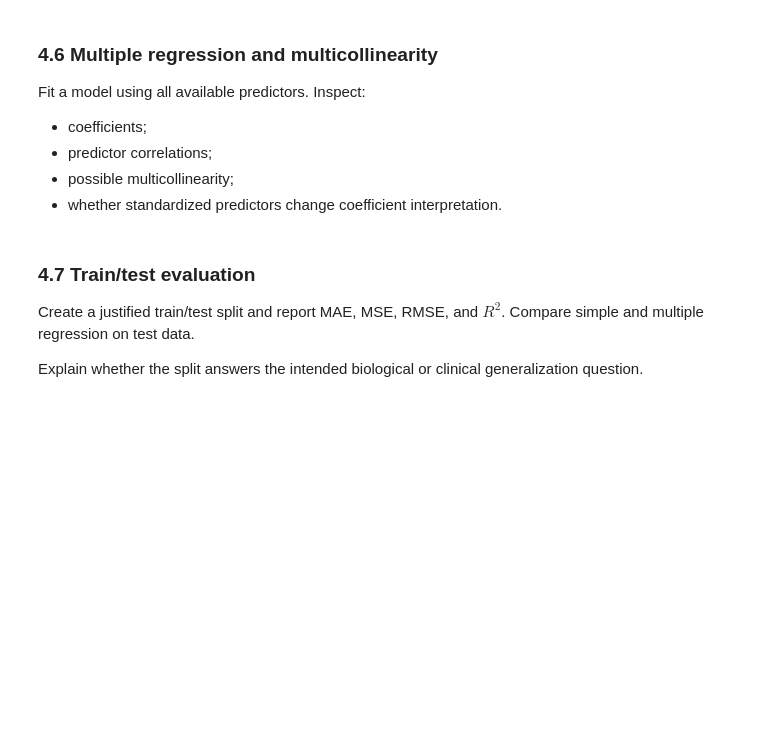
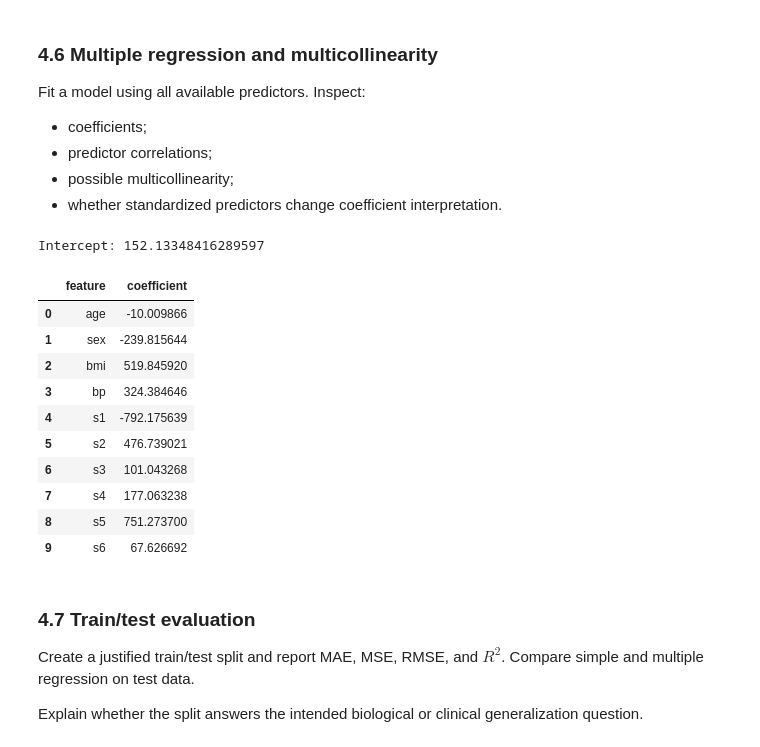
Before and after one commit to ALEGATOR1209/KSE_ML_for_bioinformatics, a Jupyter notebook: practicals/week2/REPORT_TEMPLATE.ipynb, the cells around one changed output. Saved outputs shown, nothing was run; the diff lists cells and outputs as text; code cells hidden in the pictures; blank space fills up the shorter version.

```diff
--- a/practicals/week2/REPORT_TEMPLATE.ipynb
+++ b/practicals/week2/REPORT_TEMPLATE.ipynb
@@ -380,6 +384,31 @@ Fit a model using all available predictors. Inspect:
 - predictor correlations;
 - possible multicollinearity;
 - whether standardized predictors change coefficient interpretation.
+# %%
+diabetes_df.columns[:-1]
+
+X = diabetes_df[diabetes_df.columns[:-1]]
+y = diabetes_df["target"]
+
+model = LinearRegression()
+model.fit(X, y)
+
+print("Intercept:", model.intercept_)
+coef_table = pd.DataFrame({"feature": X.columns, "coefficient": model.coef_})
+coef_table
+# %% [output]
+Intercept: 152.13348416289597
+|  | feature | coefficient |
+| 0 | age | -10.009866 |
+| 1 | sex | -239.815644 |
+| 2 | bmi | 519.845920 |
+| 3 | bp | 324.384646 |
+| 4 | s1 | -792.175639 |
+| 5 | s2 | 476.739021 |
+| 6 | s3 | 101.043268 |
+| 7 | s4 | 177.063238 |
+| 8 | s5 | 751.273700 |
+| 9 | s6 | 67.626692 |
 # %% [markdown]
 ### 4.7 Train/test evaluation
 
```
Also changed, not shown: parts of 10 cells of this notebook.
